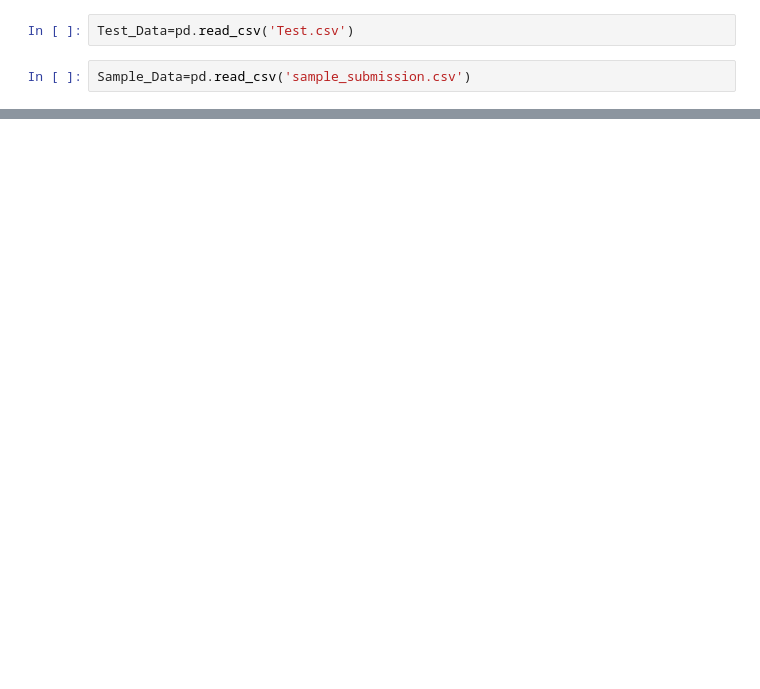
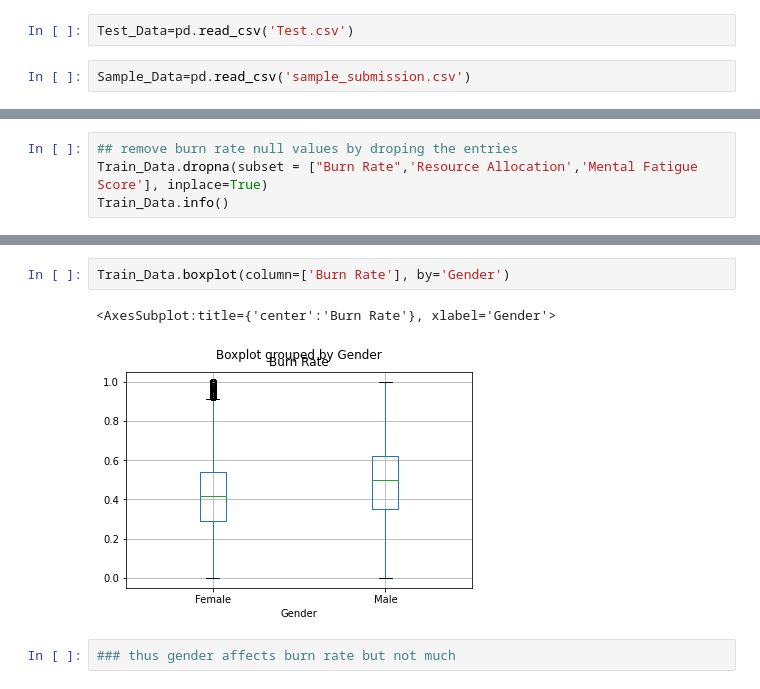
Before and after one commit to Vidhi-Khubchandani/Employee-Burnout, a Jupyter notebook: ML Project.ipynb, the cells around one changed output, grey strips where cells are left out. Cells and saved outputs as stored; diff of their text form; blank space fills up the shorter version.

```diff
--- a/ML Project.ipynb
+++ b/ML Project.ipynb
@@ -43,0 +85,4 @@ Train_Data
+# %%
+## remove burn rate null values by droping the entries
+Train_Data.dropna(subset = ["Burn Rate",'Resource Allocation','Mental Fatigue Score'], inplace=True)
+Train_Data.info()
@@ -43,0 +129,7 @@ Train_Data
+# %%
+Train_Data.boxplot(column=['Burn Rate'], by='Gender')
+# %% [output]
+<AxesSubplot:title={'center':'Burn Rate'}, xlabel='Gender'>
+[figure, added]
+# %%
+### thus gender affects burn rate but not much
```
Also changed, not shown: parts of 36 cells of this notebook, 2 other files.
